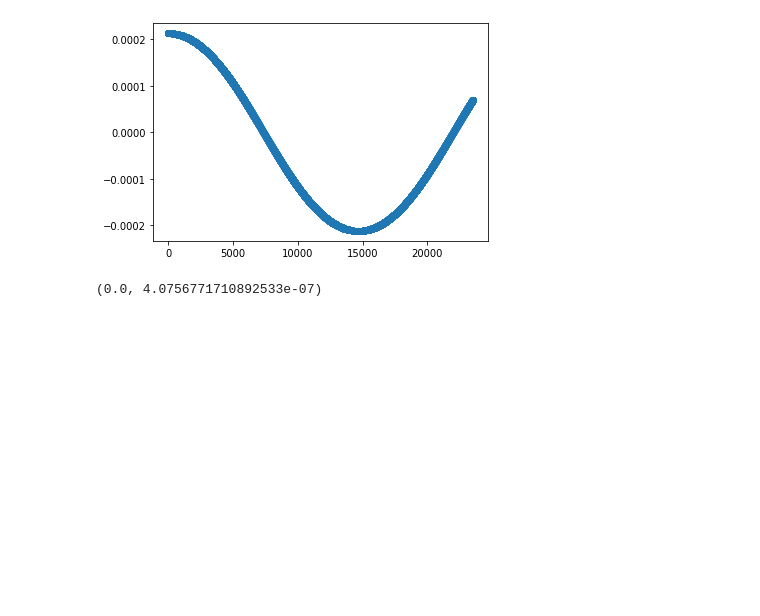
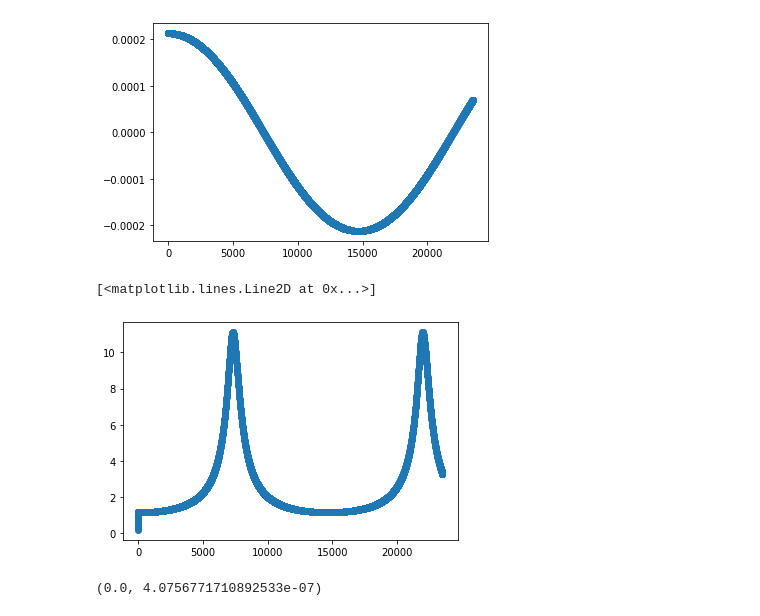
Before and after one commit to ddasilva/disco, a Jupyter notebook: Visualize.ipynb, the cells around one changed output. Cells and saved outputs as stored; diff of their text form; code cells hidden in the pictures; blank space fills up the shorter version.

```diff
--- a/Visualize.ipynb
+++ b/Visualize.ipynb
@@ -64,6 +78,11 @@ plt.plot(df['t200'], df['vpar200'], 'o-')
 # %% [output]
 [<matplotlib.lines.Line2D at 0x...>]
 [figure]
+# %%
+plt
+# %% [output]
+[<matplotlib.lines.Line2D at 0x...>]
+[figure, added]
 # %%
 from astropy.constants import R_earth, m_e, c
 from astropy import units
```
Also changed, not shown: parts of 3 cells of this notebook, 2 other files.
